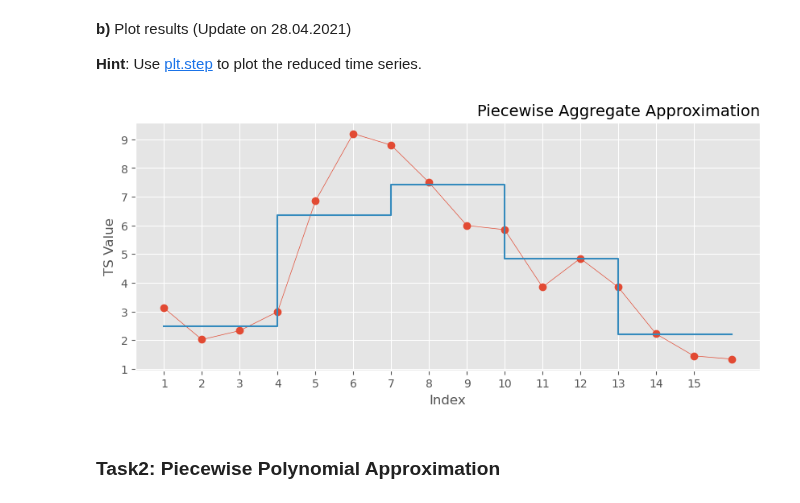
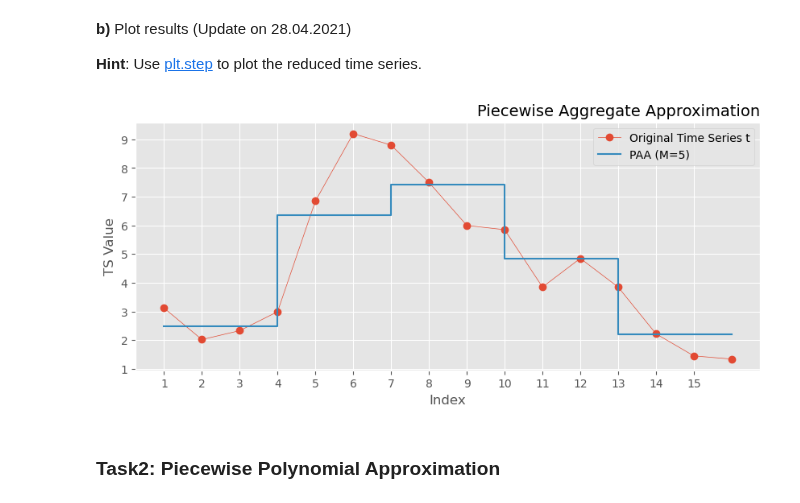
Before and after one commit to KlaraGtknst/TSDM_WS23_34, a Jupyter notebook: Exercise_03_representation.ipynb, the cells around one changed output. Cells and saved outputs as stored; diff of their text form; code cells hidden in the pictures.

```diff
--- a/Exercise_03_representation.ipynb
+++ b/Exercise_03_representation.ipynb
@@ -64,21 +64,22 @@ len of transformed timeseries:  5
 # %%
 plt.figure(figsize=(10, 4))
 plt.title("Piecewise Aggregate Approximation", size=14, loc="right")
-plt.plot(range(1, len(t)+1), t, marker="o", linewidth=0.5)
+plt.plot(range(1, len(t)+1), t, marker="o", linewidth=0.5, label="Original Time Series t")
 
 ### PAA results:
 x = np.arange(1, len(t) + 1)
-transformed_timeseries_longer = np.array([[y] * (t.shape[0] // n_sections) for y in transformed_timeseries]).flatten() # repeat each value n_sections times
+transformed_timeseries_longer = np.array([[y] * (t.shape[0] // n_sections) for y in transformed_timeseries]).flatten() # repeat each value 'window size' times
 if transformed_timeseries_longer.shape[0] < t.shape[0]: # if division is not a whole number the last section contains section_length + the rest of the division
     transformed_timeseries_longer = np.append(transformed_timeseries_longer, np.array([transformed_timeseries[-1]] * (t.shape[0] - transformed_timeseries_longer.shape[0])))
-plt.step(x, transformed_timeseries_longer, where="post")
+plt.step(x, transformed_timeseries_longer, where="post", label="PAA (M={})".format(n_sections))
 
 plt.xticks(range(1, 16))
 plt.xlabel("Index")
 plt.ylabel("TS Value")
+plt.legend()
 plt.show()
 # %% [output]
-[figure, old version]
+[figure, new version]
 # %% [markdown]
 ### Task2: Piecewise Polynomial Approximation
 # %% [markdown]
```
Also changed, not shown: parts of 8 cells of this notebook.
